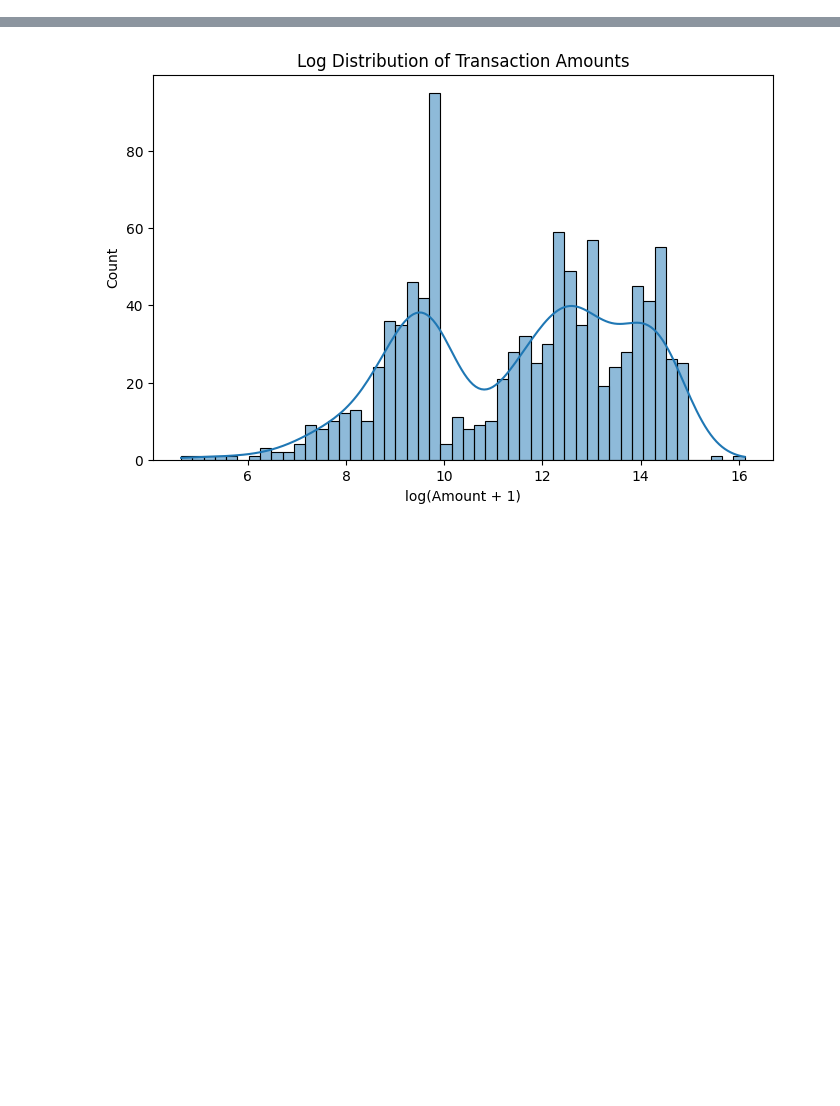
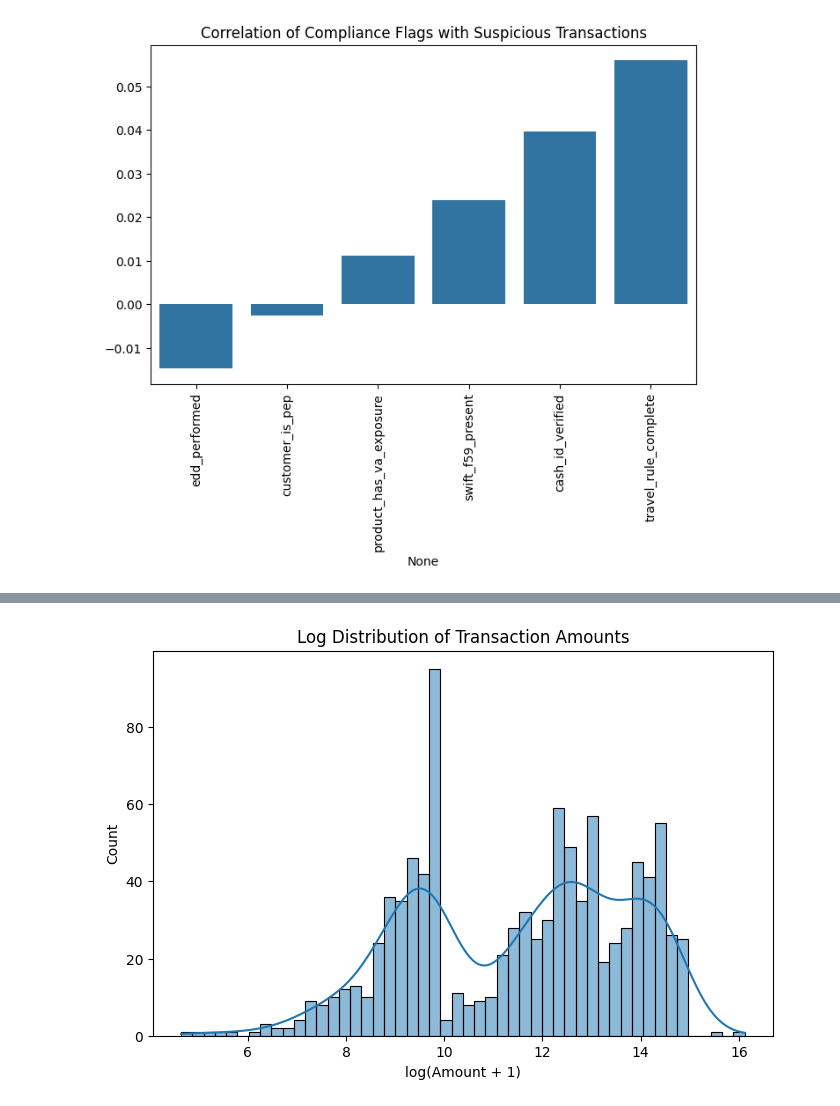
Before and after one commit to yminnnx/singhacks-25, a Jupyter notebook: aml_yumin.ipynb, the cells around one changed output, grey strips where cells are left out. Saved outputs shown, nothing was run; the diff lists cells and outputs as text; code cells hidden in the pictures; blank space fills up the shorter version.

```diff
--- a/aml_yumin.ipynb
+++ b/aml_yumin.ipynb
@@ -49,0 +192,5 @@ Null suspicion_determined_datetime: 925
+# %%
+compliance_flags = ['swift_f59_present','travel_rule_complete','edd_performed',
+                    'cash_id_verified','customer_is_pep','product_has_va_exposure']
+
+df.groupby('is_str')[compliance_flags].mean().T
@@ -49,0 +205,9 @@ Null suspicion_determined_datetime: 925
+# %%
+plt.figure(figsize=(8,5))
+sns.barplot(x=df[compliance_flags].corrwith(df["is_str"]).sort_values().index,
+            y=df[compliance_flags].corrwith(df["is_str"]).sort_values().values)
+plt.title("Correlation of Compliance Flags with Suspicious Transactions")
+plt.xticks(rotation=90)
+plt.show()
+# %% [output]
+[figure, added]
```
Also changed, not shown: parts of 38 cells of this notebook.
